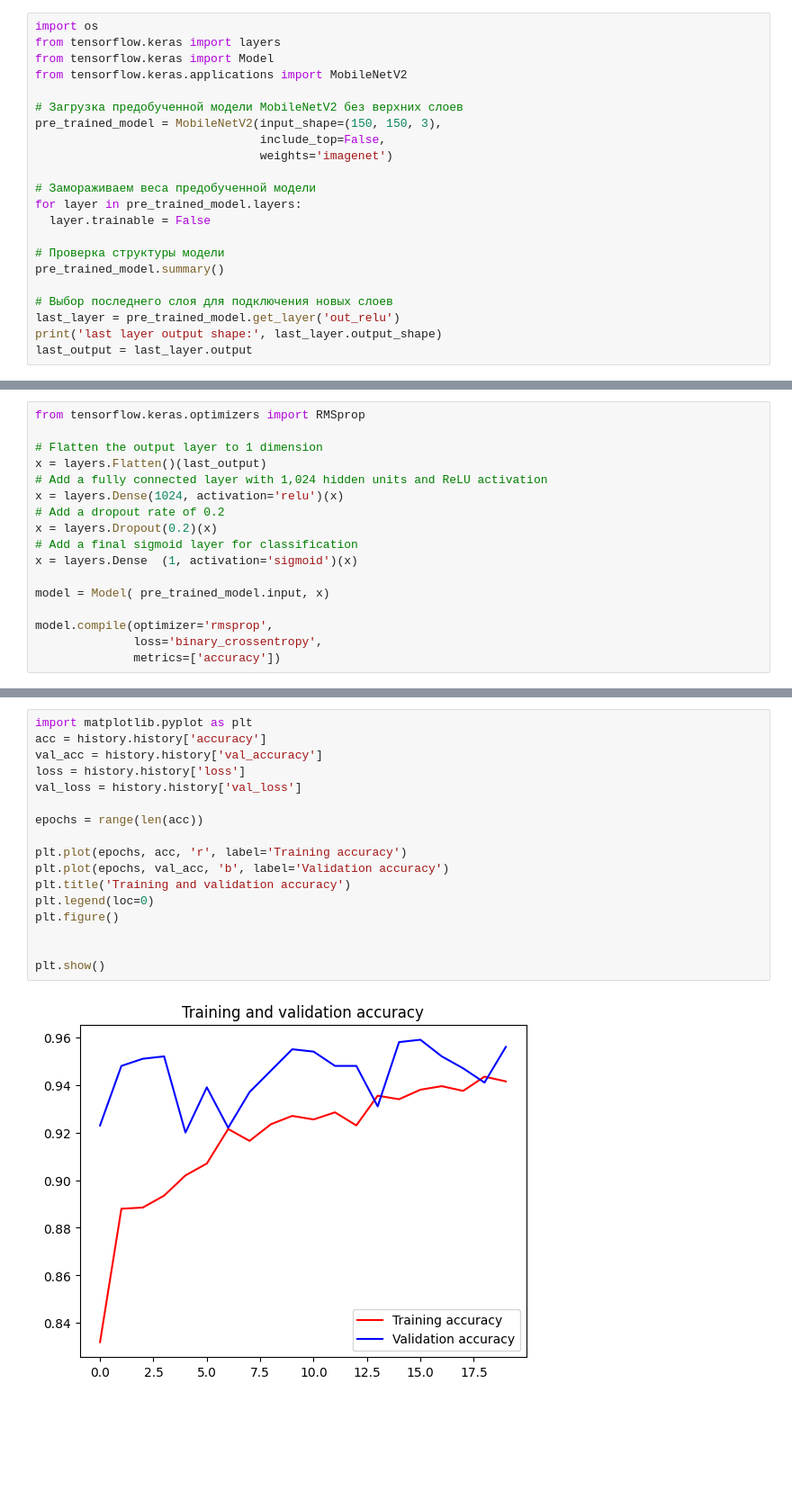
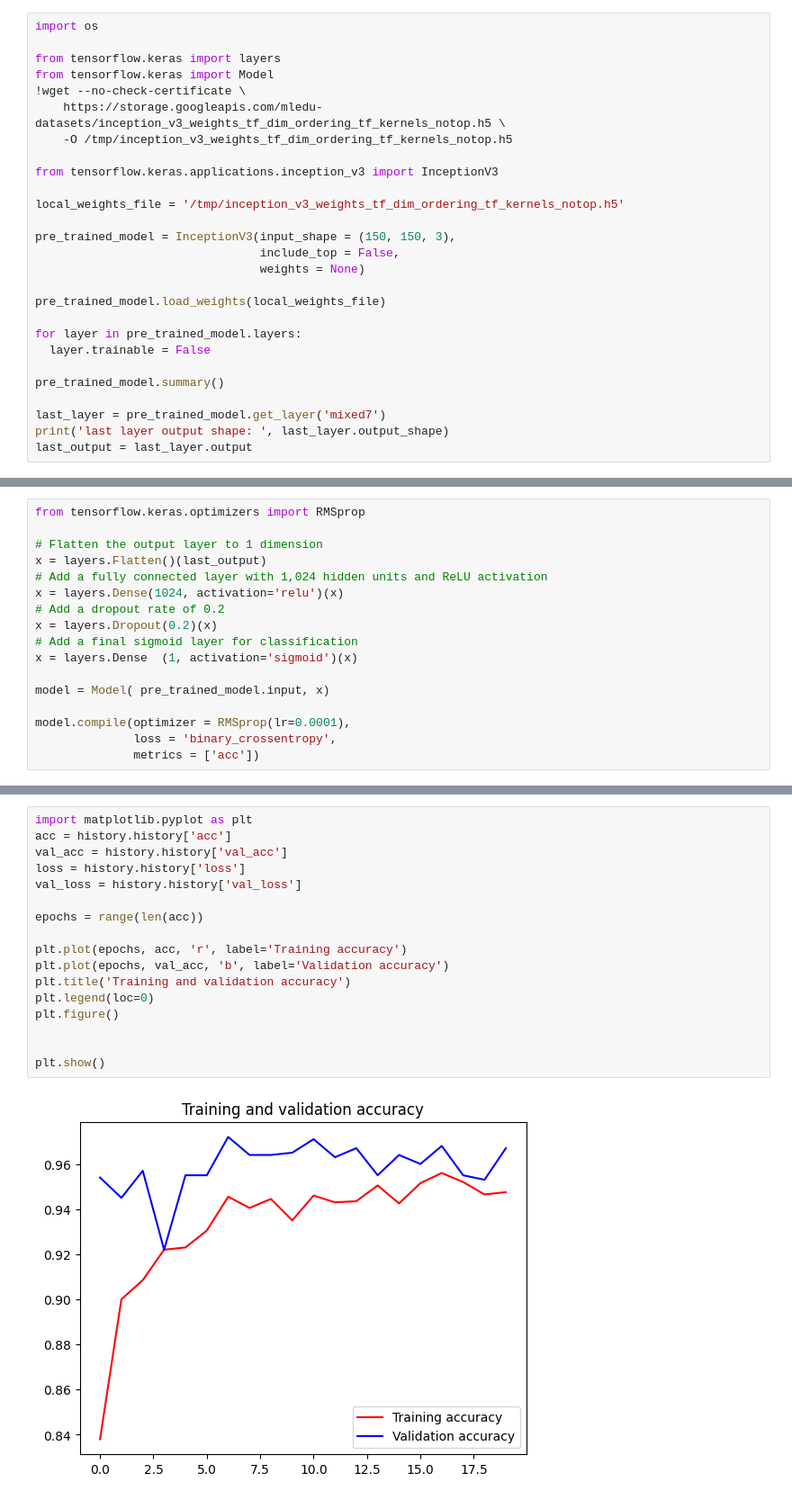
Before and after one commit to OtolaHan/Otola_Han_KAAN, a Jupyter notebook: Transfer_Learning2.ipynb, the cells around one changed output, grey strips where cells are left out. Shown: that part at 90% size. Cells and saved outputs as stored; diff of their text form; blank space fills up the shorter version.

```diff
--- a/Transfer_Learning2.ipynb
+++ b/Transfer_Learning2.ipynb
@@ -2,24 +2,29 @@
 <a href="https://colab.research.google.com/github/OtolaHan/Otola_Han_KAAN/blob/main/Transfer_Learning2.ipynb" target="_parent"><img src="https://colab.research.google.com/assets/colab-badge.svg" alt="Open In Colab"/></a>
 # %%
 import os
+
 from tensorflow.keras import layers
 from tensorflow.keras import Model
-from tensorflow.keras.applications import MobileNetV2
+!wget --no-check-certificate \
+    https://storage.googleapis.com/mledu-datasets/inception_v3_weights_tf_dim_ordering_tf_kernels_notop.h5 \
+    -O /tmp/inception_v3_weights_tf_dim_ordering_tf_kernels_notop.h5
 
-# Загрузка предобученной модели MobileNetV2 без верхних слоев
-pre_trained_model = MobileNetV2(input_shape=(150, 150, 3),
-                                include_top=False,
-                                weights='imagenet')
+from tensorflow.keras.applications.inception_v3 import InceptionV3
 
-# Замораживаем веса предобученной модели
+local_weights_file = '/tmp/inception_v3_weights_tf_dim_ordering_tf_kernels_notop.h5'
+
+pre_trained_model = InceptionV3(input_shape = (150, 150, 3),
+                                include_top = False,
+                                weights = None)
+
+pre_trained_model.load_weights(local_weights_file)
+
 for layer in pre_trained_model.layers:
   layer.trainable = False
 
-# Проверка структуры модели
 pre_trained_model.summary()
 
-# Выбор последнего слоя для подключения новых слоев
-last_layer = pre_trained_model.get_layer('out_relu')
-print('last layer output shape:', last_layer.output_shape)
+last_layer = pre_trained_model.get_layer('mixed7')
+print('last layer output shape: ', last_layer.output_shape)
 last_output = last_layer.output
 # %% [output]
@@ -55,6 +59,6 @@ x = layers.Dense  (1, activation='sigmoid')(x)
 
 model = Model( pre_trained_model.input, x)
 
-model.compile(optimizer='rmsprop',
-              loss='binary_crossentropy',
-              metrics=['accuracy'])
+model.compile(optimizer = RMSprop(lr=0.0001),
+              loss = 'binary_crossentropy',
+              metrics = ['acc'])
@@ -157,20 +162,20 @@ Epoch 20/20
 # %%
 import matplotlib.pyplot as plt
-acc = history.history['accuracy']
-val_acc = history.history['val_accuracy']
+acc = history.history['acc']
+val_acc = history.history['val_acc']
 loss = history.history['loss']
 val_loss = history.history['val_loss']
 
 epochs = range(len(acc))
 
 plt.plot(epochs, acc, 'r', label='Training accuracy')
 plt.plot(epochs, val_acc, 'b', label='Validation accuracy')
 plt.title('Training and validation accuracy')
 plt.legend(loc=0)
 plt.figure()
 
 
 plt.show()
 # %% [output]
-[figure, old version]
+[figure, new version]
 <Figure size 640x480 with 0 Axes>
```
Also changed, not shown: parts of 4 cells of this notebook.
